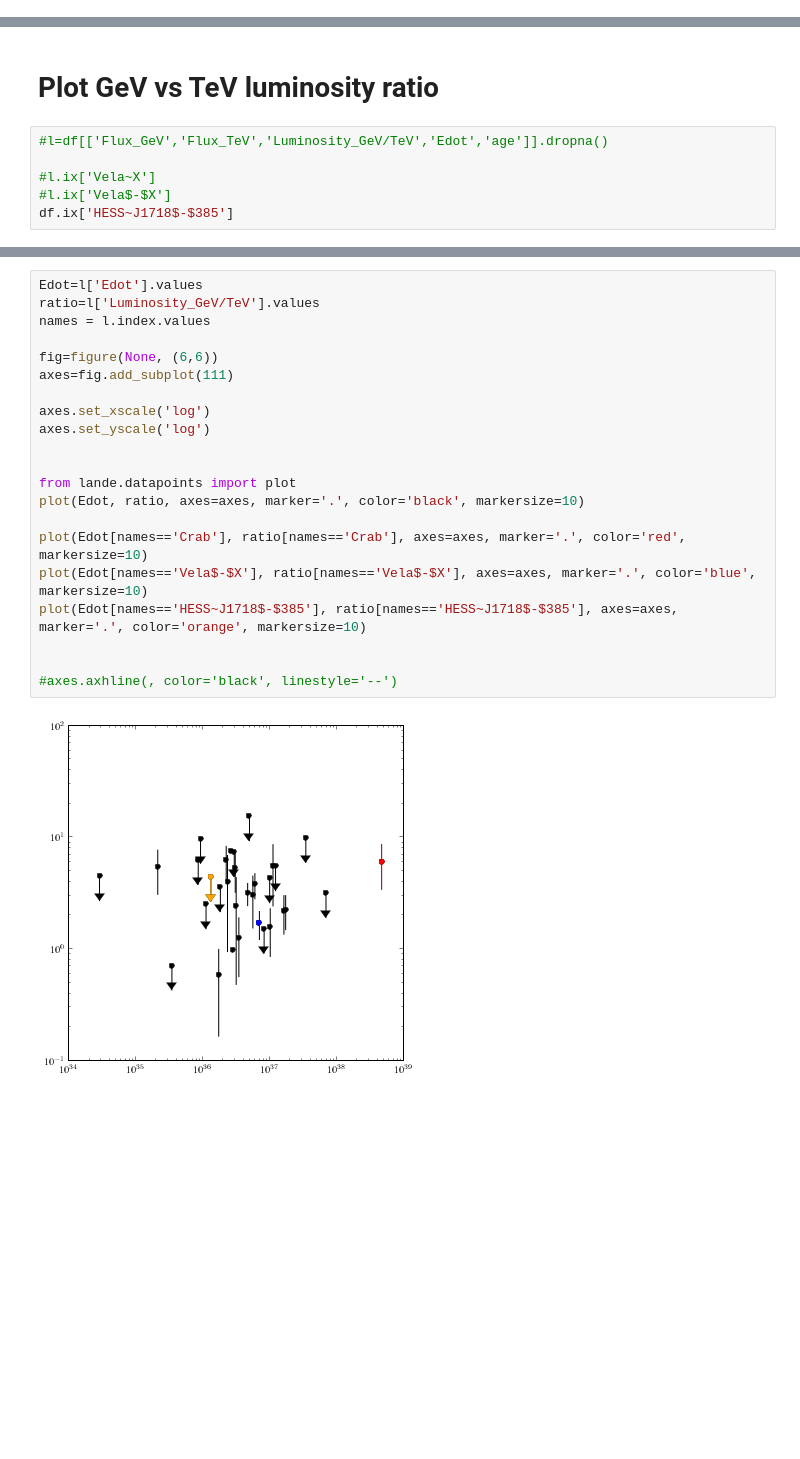
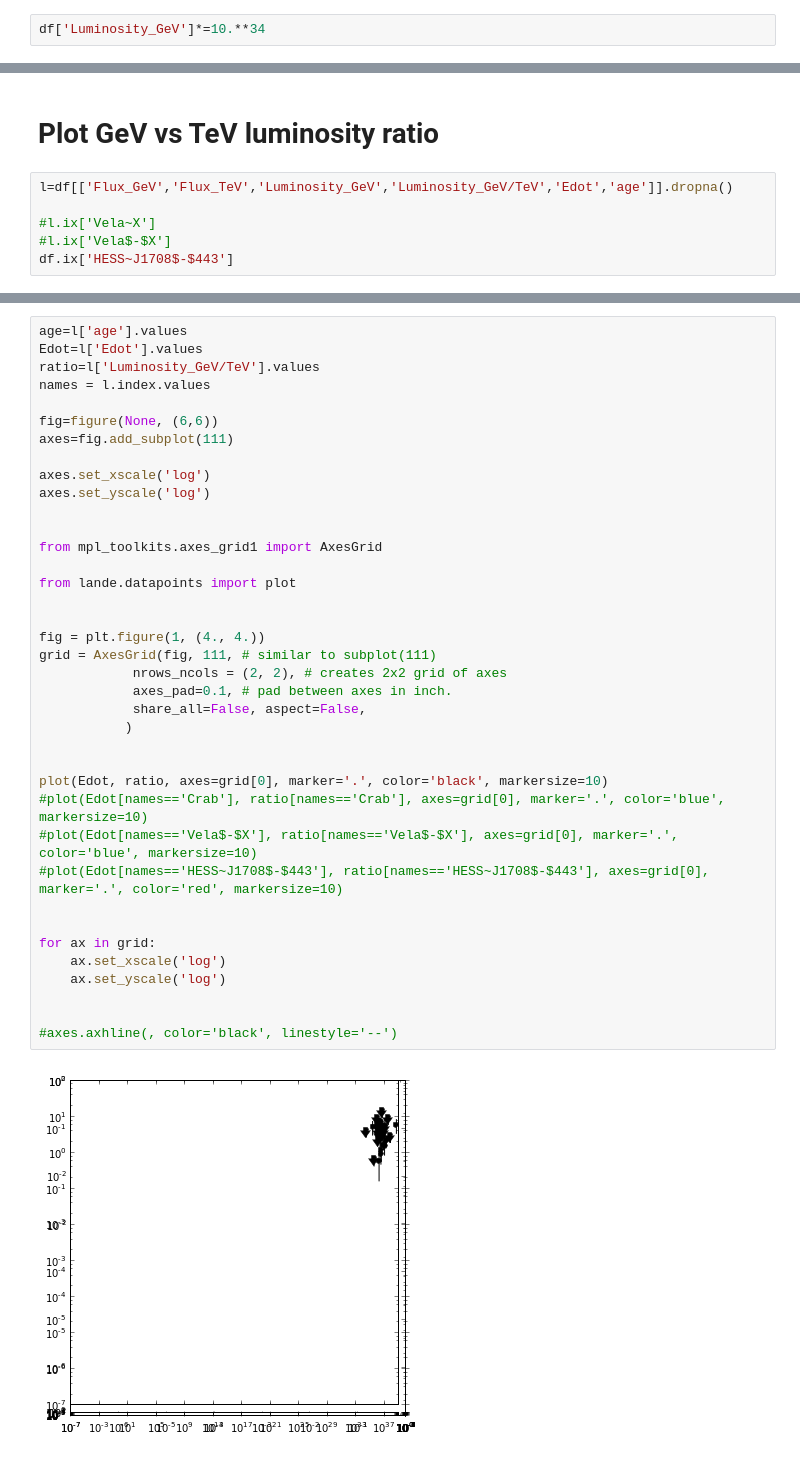
Before and after one commit to joshualande/PhD-Thesis, a Jupyter notebook: chapters/population_study/data/04-03-2013 - PWN Population.ipynb, the cells around one changed output, grey strips where cells are left out. Saved outputs shown, nothing was run; the diff lists cells and outputs as text; blank space fills up the shorter version.

```diff
--- a/chapters/population_study/data/04-03-2013 - PWN Population.ipynb
+++ b/chapters/population_study/data/04-03-2013 - PWN Population.ipynb
@@ -63,6 +54,8 @@ df.ix[:5]
 from lande.datapoints import DataPoint, Detection, UpperLimit
 for i in ['Flux_GeV','Flux_TeV','Flux_Xray','Luminosity_GeV']:
     df[i] = df[i].map(lambda x: DataPoint.from_string(x), na_action='ignore')
+# %%
+df['Luminosity_GeV']*=10.**34
 # %% [markdown]
 Now, the final data is in the right format
 # %%
@@ -149,9 +158,9 @@ savefig('pwn_luminosity_vs_edot.pdf')
 # %% [markdown]
 # Plot GeV vs TeV luminosity ratio
 # %%
-#l=df[['Flux_GeV','Flux_TeV','Luminosity_GeV/TeV','Edot','age']].dropna()
+l=df[['Flux_GeV','Flux_TeV','Luminosity_GeV','Luminosity_GeV/TeV','Edot','age']].dropna()
 
 #l.ix['Vela~X']
 #l.ix['Vela$-$X']
-df.ix['HESS~J1718$-$385']
+df.ix['HESS~J1708$-$443']
 # %% [output]
@@ -169,23 +178,40 @@ Name: HESS~J1718$-$385
 # %%
+age=l['age'].values
 Edot=l['Edot'].values
 ratio=l['Luminosity_GeV/TeV'].values
 names = l.index.values
 
 fig=figure(None, (6,6))
 axes=fig.add_subplot(111)
 
 axes.set_xscale('log')
 axes.set_yscale('log')
 
 
+from mpl_toolkits.axes_grid1 import AxesGrid
+
 from lande.datapoints import plot
-plot(Edot, ratio, axes=axes, marker='.', color='black', markersize=10)
 
-plot(Edot[names=='Crab'], ratio[names=='Crab'], axes=axes, marker='.', color='red', markersize=10)
-plot(Edot[names=='Vela$-$X'], ratio[names=='Vela$-$X'], axes=axes, marker='.', color='blue', markersize=10)
-plot(Edot[names=='HESS~J1718$-$385'], ratio[names=='HESS~J1718$-$385'], axes=axes, marker='.', color='orange', markersize=10)
+
+fig = plt.figure(1, (4., 4.))
+grid = AxesGrid(fig, 111, # similar to subplot(111)
+            nrows_ncols = (2, 2), # creates 2x2 grid of axes
+            axes_pad=0.1, # pad between axes in inch.
+            share_all=False, aspect=False,
+           )
+
+
+plot(Edot, ratio, axes=grid[0], marker='.', color='black', markersize=10)
+#plot(Edot[names=='Crab'], ratio[names=='Crab'], axes=grid[0], marker='.', color='blue', markersize=10)
+#plot(Edot[names=='Vela$-$X'], ratio[names=='Vela$-$X'], axes=grid[0], marker='.', color='blue', markersize=10)
+#plot(Edot[names=='HESS~J1708$-$443'], ratio[names=='HESS~J1708$-$443'], axes=grid[0], marker='.', color='red', markersize=10)
+
+
+for ax in grid:
+    ax.set_xscale('log')
+    ax.set_yscale('log')
 
 
 #axes.axhline(, color='black', linestyle='--')
 # %% [output]
-[figure, old version]
+[figure, new version]
```
Also changed, not shown: parts of 8 cells of this notebook, 1 other file.
